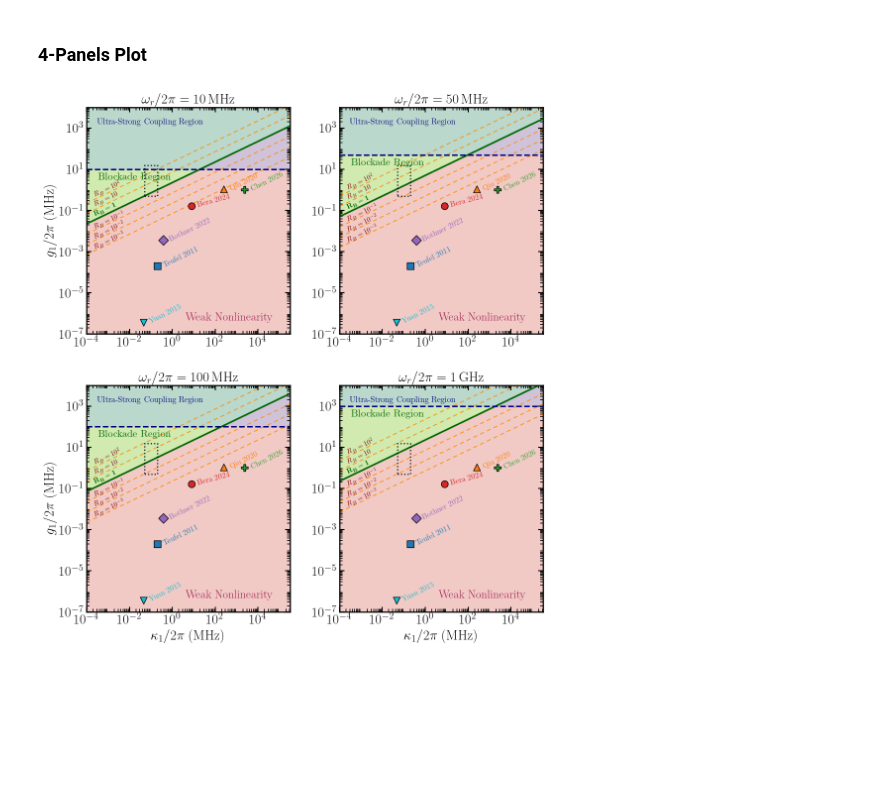
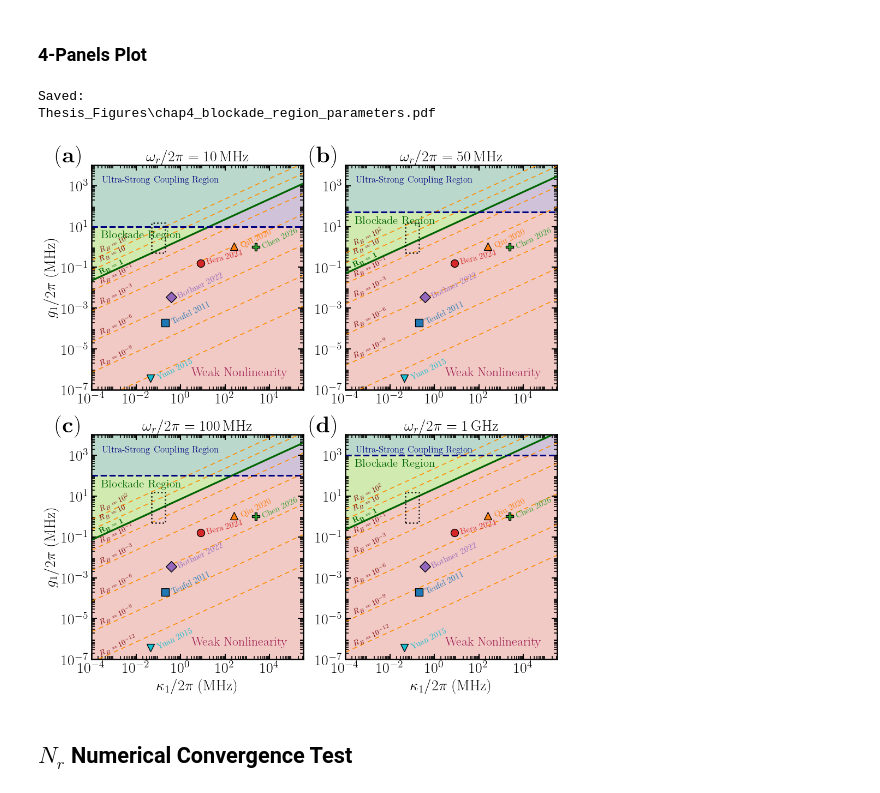
Before and after one commit to asantanah/code_for_paper, a Jupyter notebook: Misc_Figures_and_Results.ipynb, the cells around one changed output. Drawn from its saved outputs; the diff is of its cells as text; code cells hidden in the pictures; blank space fills up the shorter version.

Commit message:
Added *.npy to .gitignore and finished all the simulations and plot codes.

```diff
--- a/Misc_Figures_and_Results.ipynb
+++ b/Misc_Figures_and_Results.ipynb
@@ -862,35 +931,50 @@ def plot_regime_diagram_4panels(save_fig=True):
             right=True,
             labelsize=0,
             length=4,
             width=1.2
         )
 
         for spine in ax.spines.values():
             spine.set_linewidth(1.8)
 
     ratio_handles = [
         mlines.Line2D([], [], color="maroon", lw=1.8, ls=(0, (8, 6)),
                       label=rf"$R_B={R:g}$")
         for R in ratio_values if not np.isclose(R, 1.0)
     ]
     boundary_handle = mlines.Line2D([], [], color="darkgreen", lw=2.4, label=r"$R_B=1$")
     ultra_handle = mlines.Line2D([], [], color="navy", lw=2.2, ls="--", label=r"$g_1=\omega_r$")
     point_handle = mlines.Line2D([], [], color="black", marker="o", linestyle="None",
                                  markersize=7, label="Our parameters")
 
+    #=====================================================
+    # Overlays
+    #=====================================================
+    labels = [r'$\mathbf{(a)}$', r'$\mathbf{(b)}$', r'$\mathbf{(c)}$', r'$\mathbf{(d)}$']
 
+    for ax, label in zip(axes, labels):
+        ax.text(
+            -0.17, 1.09, label,
+            transform=ax.transAxes,
+            ha='left',
+            va='top',
+            fontsize=30,
+            color='black'
+        )
     #fig.tight_layout(rect=[0, 0.08, 1, 1])
-    fig.tight_layout()
+    #fig.tight_layout()
 
-    if save_fig:
-        fig.savefig(os.path.join(save_folder, "regime_diagram_4panels_version3.png"), dpi=300)
-        fig.savefig(os.path.join(save_folder, "regime_diagram_4panels_version3.pdf"), dpi=300)
+    save_figure(fig, "Thesis_Figures", "chap4_blockade_region_parameters", formats=["pdf"], time_stamp=False, dpi=300)
 
     plt.show()
 
 # ======================================================================================
 # PLOT 4-PANEL REGIME DIAGRAM
 # ======================================================================================
 plot_regime_diagram_4panels()
 # %% [output]
+Saved:
+Thesis_Figures\chap4_blockade_region_parameters.pdf
-[figure, old version]
+[figure, new version]
+# %% [markdown]
+## $N_r$ Numerical Convergence Test
```
Also changed, not shown: parts of 15 cells of this notebook, 4 other files.
